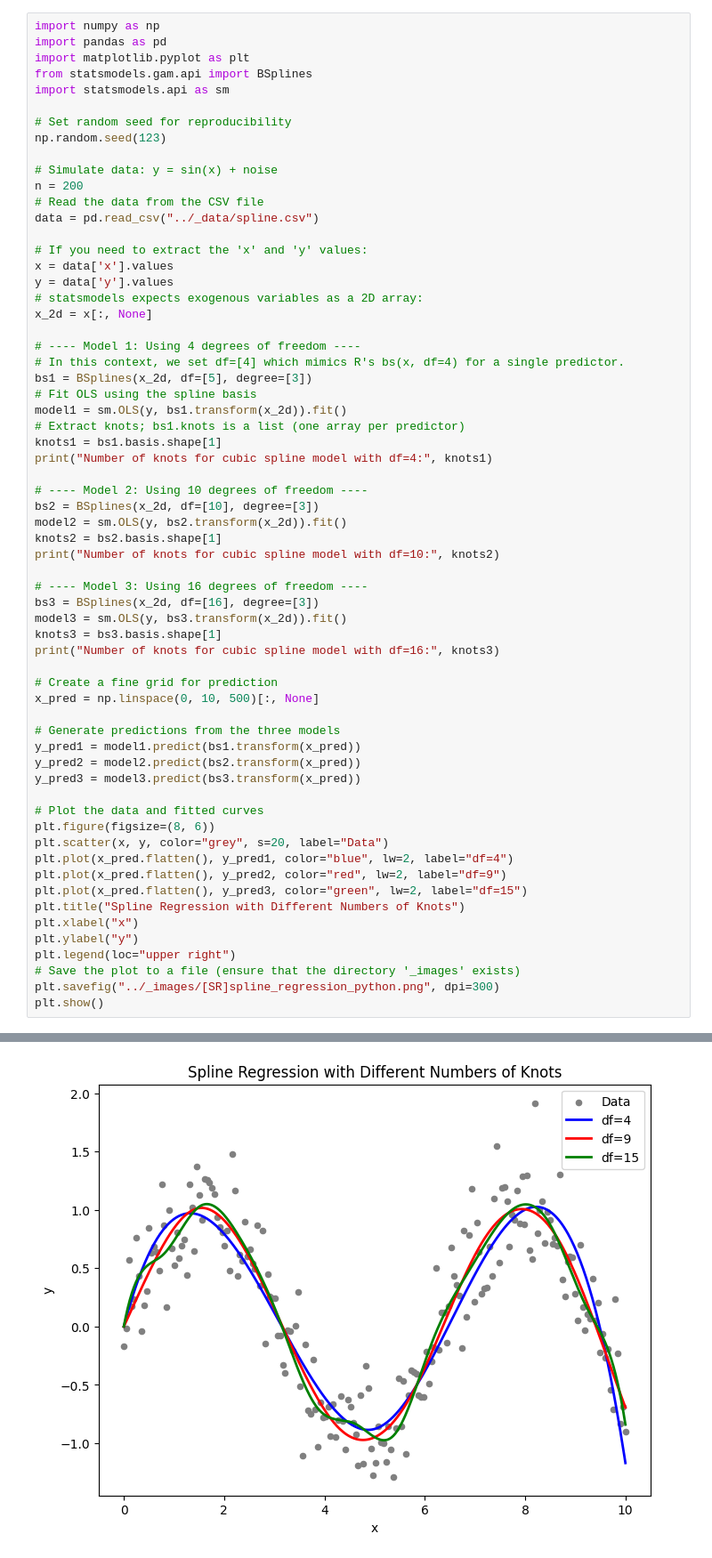
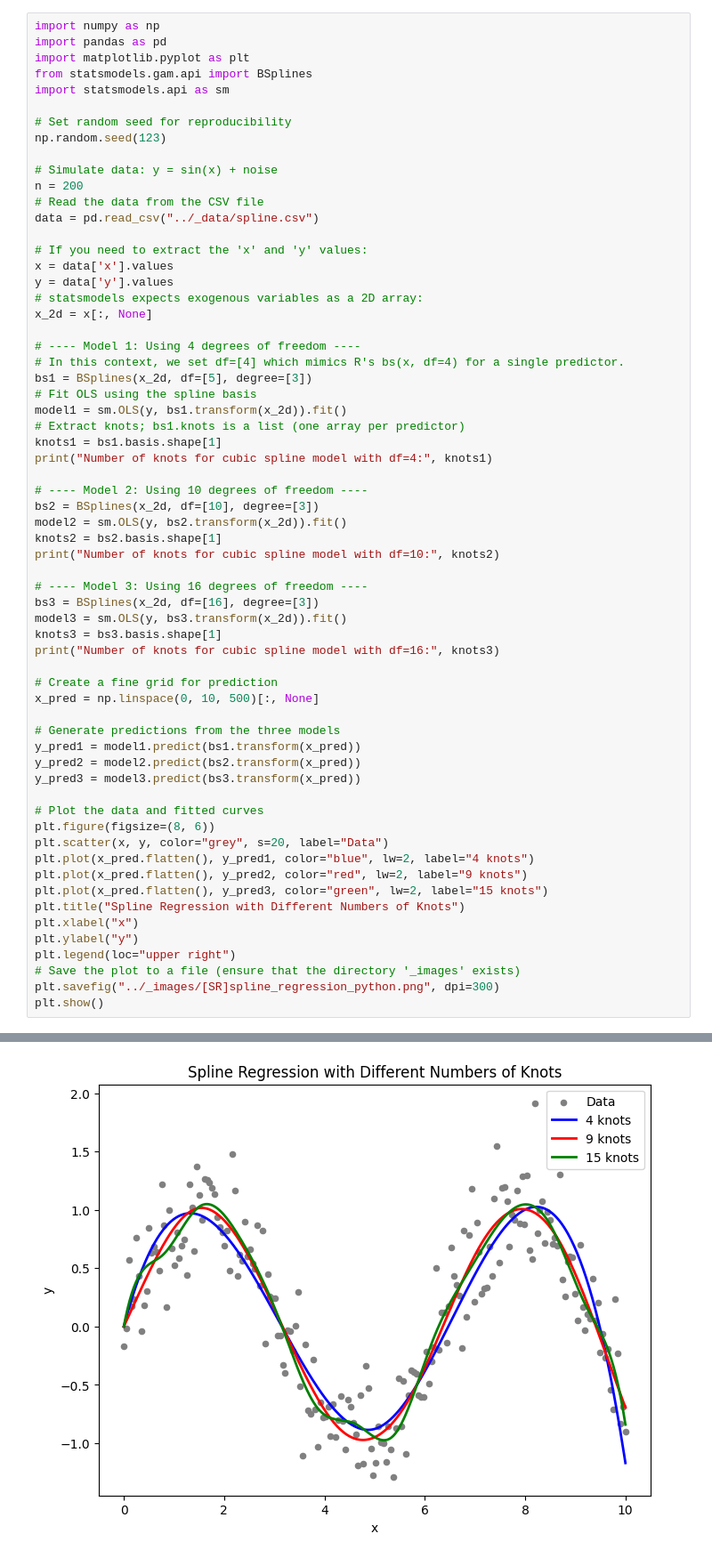
Before and after one commit to Dingyi-Lai/Dingyi-Lai.github.io, a Jupyter notebook: _ipynbs/spline.ipynb, the cells around one changed output, grey strips where cells are left out. Shown at 89% size. Drawn from its saved outputs; the diff is of its cells as text.

```diff
--- a/_ipynbs/spline.ipynb
+++ b/_ipynbs/spline.ipynb
@@ -35,34 +35,34 @@ knots2 = bs2.basis.shape[1]
 print("Number of knots for cubic spline model with df=10:", knots2)
 
 # ---- Model 3: Using 16 degrees of freedom ----
 bs3 = BSplines(x_2d, df=[16], degree=[3])
 model3 = sm.OLS(y, bs3.transform(x_2d)).fit()
 knots3 = bs3.basis.shape[1]
 print("Number of knots for cubic spline model with df=16:", knots3)
 
 # Create a fine grid for prediction
 x_pred = np.linspace(0, 10, 500)[:, None]
 
 # Generate predictions from the three models
 y_pred1 = model1.predict(bs1.transform(x_pred))
 y_pred2 = model2.predict(bs2.transform(x_pred))
 y_pred3 = model3.predict(bs3.transform(x_pred))
 
 # Plot the data and fitted curves
 plt.figure(figsize=(8, 6))
 plt.scatter(x, y, color="grey", s=20, label="Data")
-plt.plot(x_pred.flatten(), y_pred1, color="blue", lw=2, label="df=4")
-plt.plot(x_pred.flatten(), y_pred2, color="red", lw=2, label="df=9")
-plt.plot(x_pred.flatten(), y_pred3, color="green", lw=2, label="df=15")
+plt.plot(x_pred.flatten(), y_pred1, color="blue", lw=2, label="4 knots")
+plt.plot(x_pred.flatten(), y_pred2, color="red", lw=2, label="9 knots")
+plt.plot(x_pred.flatten(), y_pred3, color="green", lw=2, label="15 knots")
 plt.title("Spline Regression with Different Numbers of Knots")
 plt.xlabel("x")
 plt.ylabel("y")
 plt.legend(loc="upper right")
 # Save the plot to a file (ensure that the directory '_images' exists)
 plt.savefig("../_images/[SR]spline_regression_python.png", dpi=300)
 plt.show()
 # %% [output]
 Number of knots for cubic spline model with df=4: 4
 Number of knots for cubic spline model with df=10: 9
 Number of knots for cubic spline model with df=16: 15
-[figure, old version]
+[figure, new version]
```
Also changed, not shown: 3 other files.
